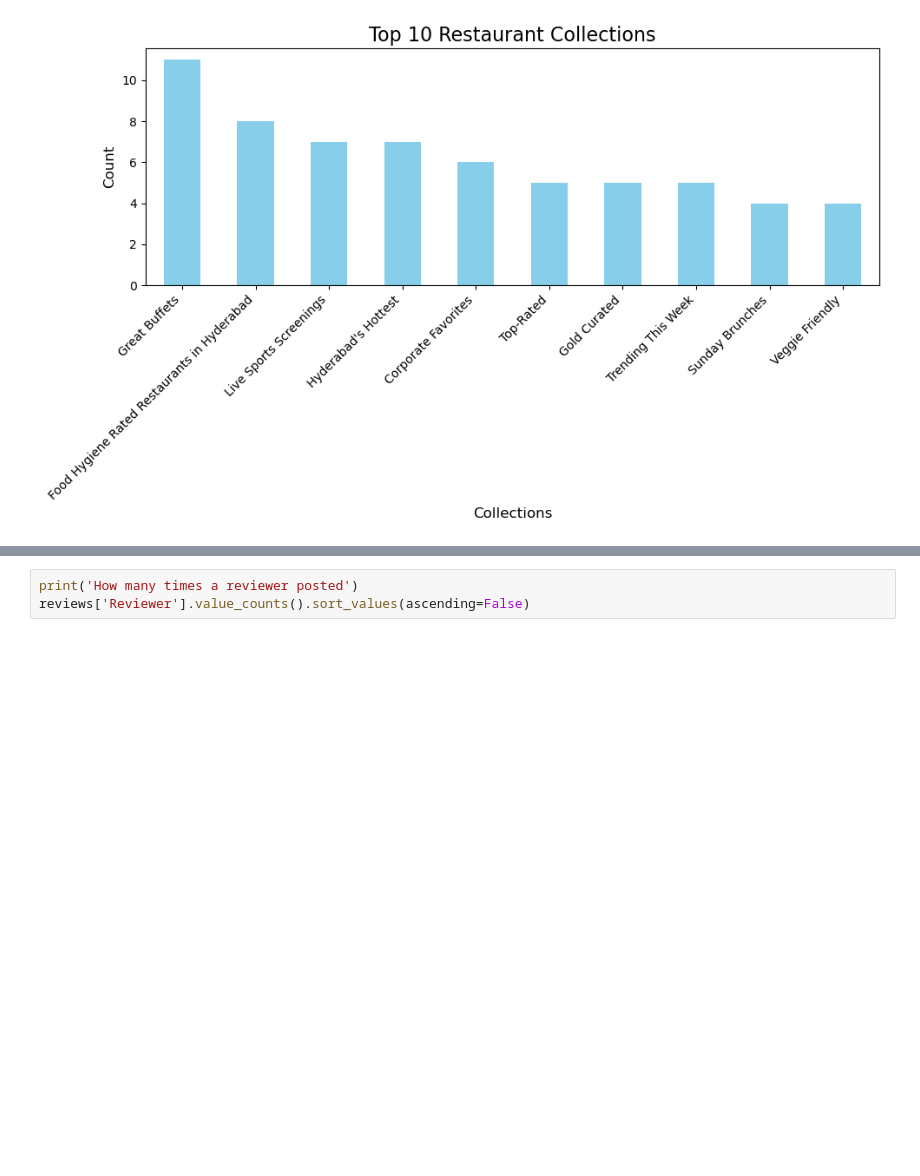
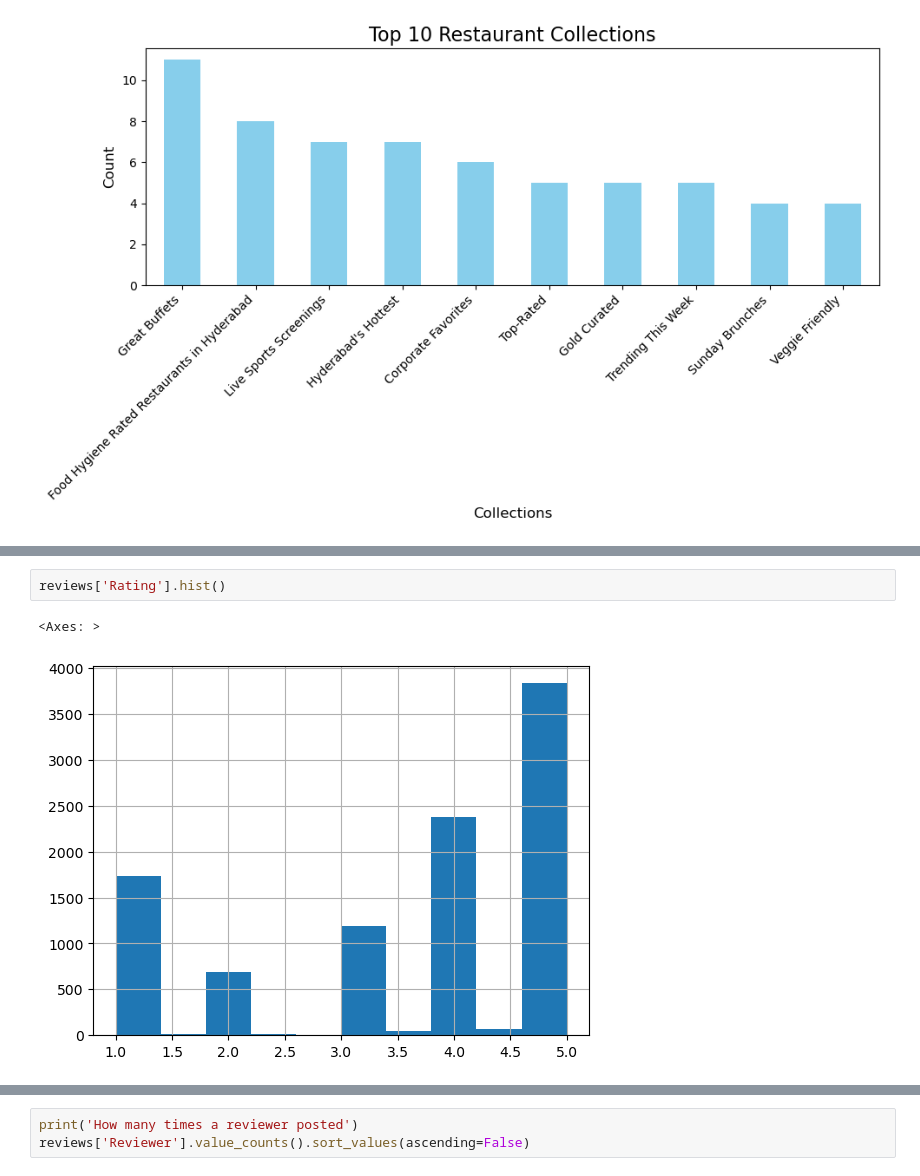
Before and after one commit to miguel-s-nascimento/TM_Project, a Jupyter notebook: exploration.ipynb, the cells around one changed output, grey strips where cells are left out. Cells and saved outputs as stored; diff of their text form; blank space fills up the shorter version.

```diff
--- a/exploration.ipynb
+++ b/exploration.ipynb
@@ -176,0 +172,5 @@ plt.show()
+# %%
+reviews['Rating'].hist()
+# %% [output]
+<Axes: >
+[figure, added]
```
Also changed, not shown: parts of 15 cells of this notebook.
